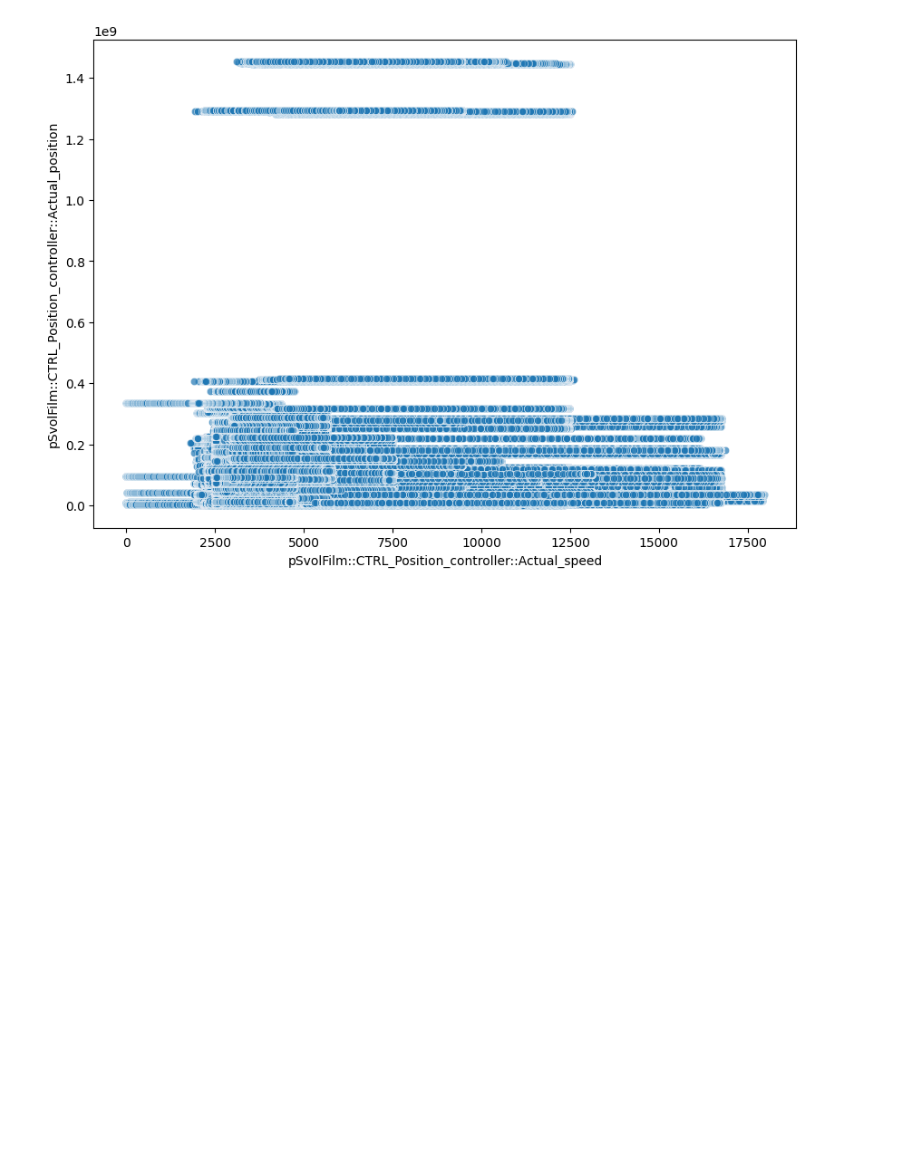
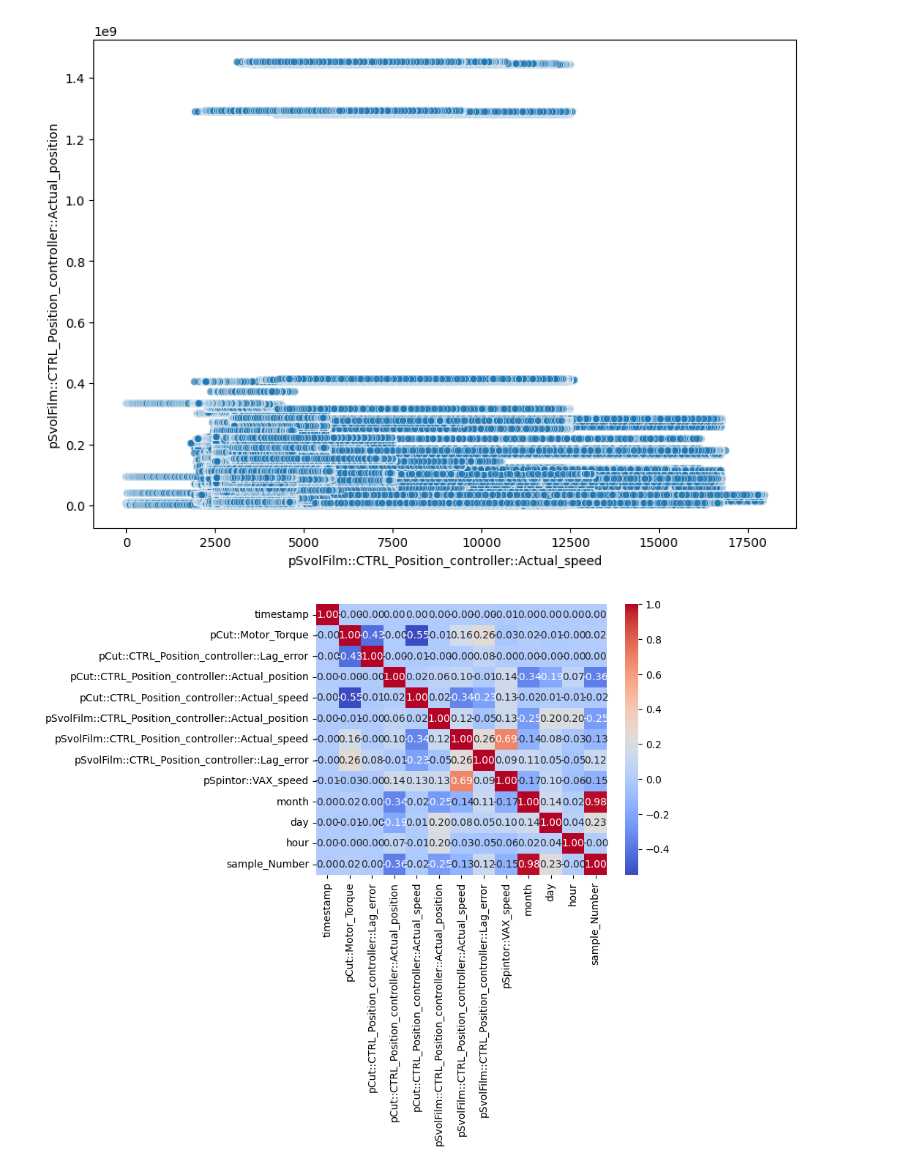
Before and after one commit to maketas1/CuartetoCalavera, a Jupyter notebook: proyecto_Angel.ipynb, the cells around one changed output. Cells and saved outputs as stored; diff of their text form; code cells hidden in the pictures; blank space fills up the shorter version.

```diff
--- a/proyecto_Angel.ipynb
+++ b/proyecto_Angel.ipynb
@@ -282,3 +282,13 @@ sns.scatterplot(
 # %% [output]
 <Axes: xlabel='pSvolFilm::CTRL_Position_controller::Actual_speed', ylabel='pSvolFilm::CTRL_Position_controller::Actual_position'>
 [figure]
+# %%
+import seaborn as sns
+import matplotlib.pyplot as plt
+df1_copia1 = df1.drop("mode", axis=1)
+matriz_corr = df1_copia1.corr()
+
+sns.heatmap(matriz_corr, annot=True, cmap='coolwarm', fmt=".2f")
+plt.show()
+# %% [output]
+[figure, added]
```
